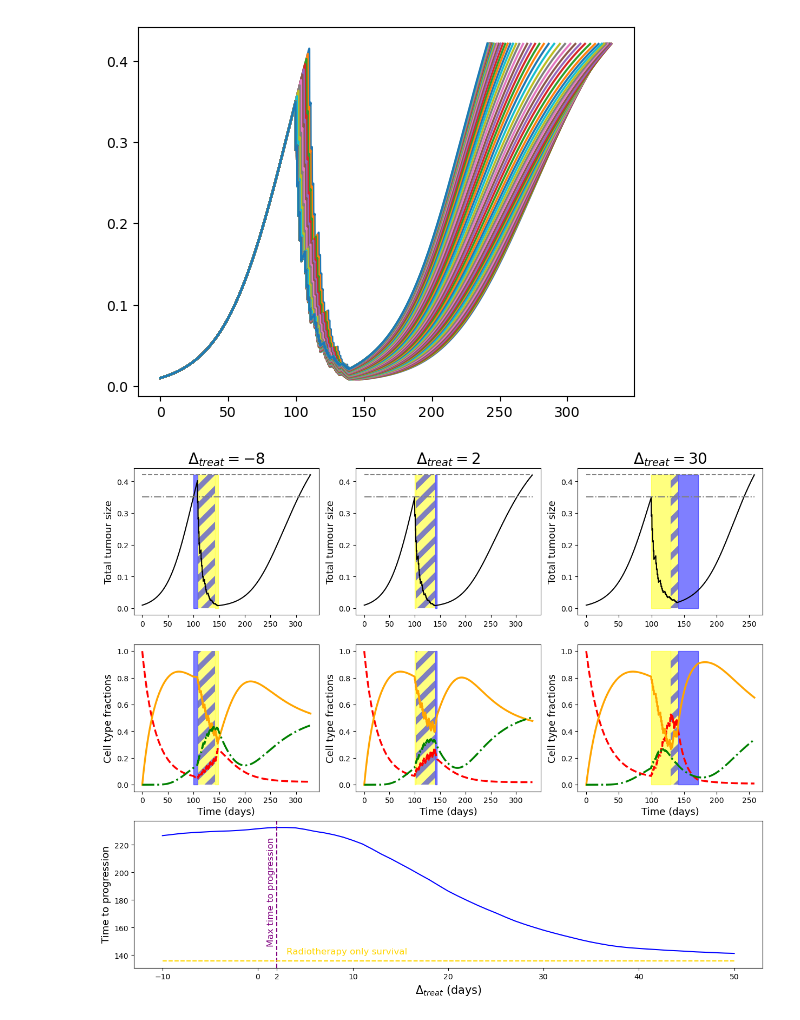
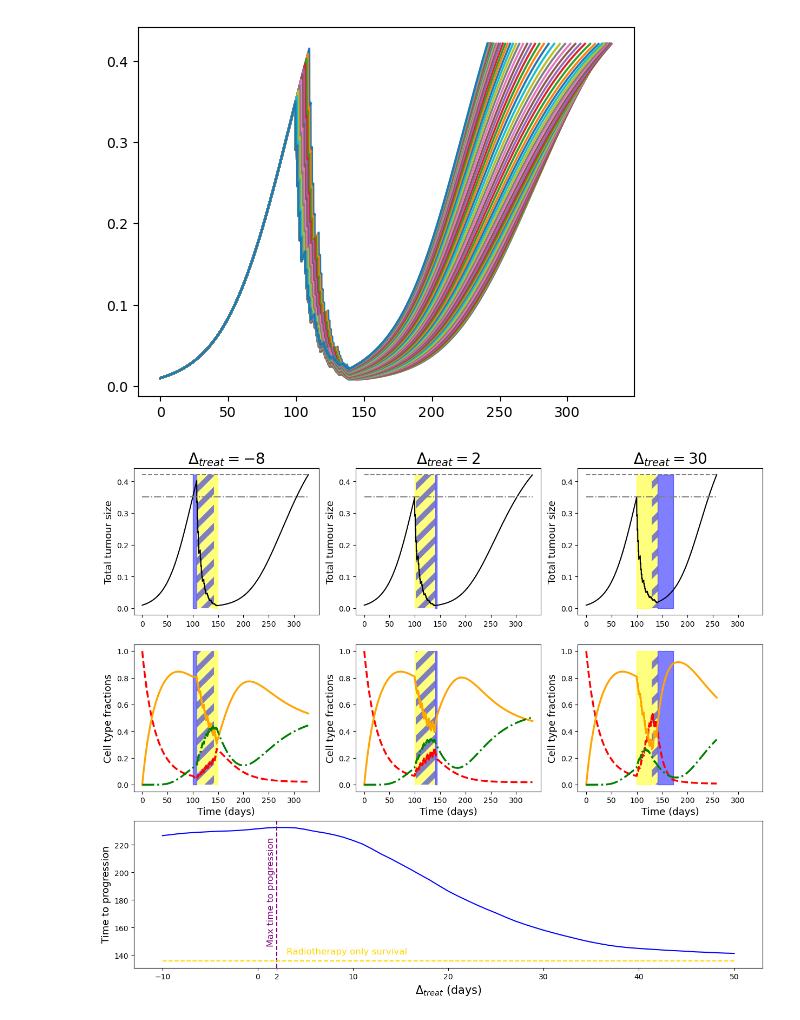
Before and after one commit to Harbour-N/Mathematical-modeling-of-BMP4-differentaiton-therapy, a Jupyter notebook: Optiming_combination.ipynb, the cells around one changed output. Cells and saved outputs as stored; diff of their text form; code cells hidden in the pictures.

Commit message:
small updates and check all notebooks run and figures correct

```diff
--- a/Optiming_combination.ipynb
+++ b/Optiming_combination.ipynb
@@ -217,14 +217,14 @@ fig = plt.figure(figsize=(15, 12))
 gs = GridSpec(3, 3, figure=fig, height_ratios=[1,1,1])
 
 # top row: 4 separate plots
-ax_top1 = fig.add_subplot(gs[0, 0])
-ax_top2 = fig.add_subplot(gs[0, 1], sharey=ax_top1)
-ax_top3 = fig.add_subplot(gs[0, 2], sharey=ax_top1 )
+ax_top2 = fig.add_subplot(gs[0, 1])
+ax_top1 = fig.add_subplot(gs[0, 0], sharey=ax_top2, sharex=ax_top2)
+ax_top3 = fig.add_subplot(gs[0, 2], sharey=ax_top2, sharex=ax_top2)
 
 
 
 # midel row
-ax_mid1 = fig.add_subplot(gs[1, 0], sharex=ax_top1)
+ax_mid1 = fig.add_subplot(gs[1, 0], sharex=ax_top2)
 ax_mid2 = fig.add_subplot(gs[1, 1], sharex=ax_top2, sharey=ax_mid1)
 ax_mid3 = fig.add_subplot(gs[1, 2], sharex=ax_top3, sharey=ax_mid1)
 
@@ -258,31 +258,32 @@ add_treatment_boxes(ax_mid1, delta_treat[example_indices[0]], treat_start_save[e
 add_treatment_boxes(ax_mid2, delta_treat[example_indices[1]], treat_start_save[example_indices[1]], size_at_detect_save[example_indices[1]], t_rad_save[example_indices[1]],1)
 add_treatment_boxes(ax_mid3, delta_treat[example_indices[2]], treat_start_save[example_indices[2]], size_at_detect_save[example_indices[2]], t_rad_save[example_indices[2]],1)
 
 plot_fractions(t_save[example_indices[0]], u_save[example_indices[0]], ax_mid1)
 plot_fractions(t_save[example_indices[1]], u_save[example_indices[1]], ax_mid2)
 plot_fractions(t_save[example_indices[2]], u_save[example_indices[2]], ax_mid3)
 
 ax_mid1.set_ylabel('Cell type fractions', fontsize=13)
 ax_mid2.set_ylabel('Cell type fractions', fontsize=13)
 ax_mid3.set_ylabel('Cell type fractions', fontsize=13)
 
 ax_mid1.set_xlabel('Time (days)', fontsize=13)
 ax_mid2.set_xlabel('Time (days)', fontsize=13)
 ax_mid3.set_xlabel('Time (days)', fontsize=13)
 
 
 # bottom row: single plot spanning all columns
 ax_bottom = fig.add_subplot(gs[2, :])
 ax_bottom.plot(delta_treat,time_20, color = 'b')
 #ax_bottom.vlines( delta_treat[ind_max], ymin=np.min(time_20)-10, ymax=max_time20, colors='purple', linestyles='--', label='Max Time to Progression' )
 ax_bottom.axvline( delta_treat[ind_max], color='purple', ls='--' )
 ax_bottom.set_xticks(np.array([-10,0, delta_treat[ind_max],10,20,30,40,50]))
 ax_bottom.set_xlabel('$\Delta_{treat}$ (days)', fontsize=15)
 ax_bottom.set_ylabel('Time to progression', fontsize=13)
 ax_bottom.hlines(xmin = np.min(delta_treat), xmax=np.max(delta_treat), y =rad_only_survival, colors='gold', linestyles='--', label='RT only survival' )
 ax_bottom.text(delta_treat[ind_max]-1, max_time20-85, 'Max time to progression', color='purple', fontsize=12, rotation=90)
 ax_bottom.text(delta_treat[ind_max]+1, rad_only_survival+5, 'Radiotherapy only survival', color='gold', fontsize=12)
 
 plt.savefig('Figs/Optiming_combination.pdf', bbox_inches='tight')
+#plt.savefig('Figs/svg/Optiming_combination.svg', bbox_inches='tight')
 # %% [output]
-[figure, old version]
+[figure, new version]
```
Also changed, not shown: 19 other files.
